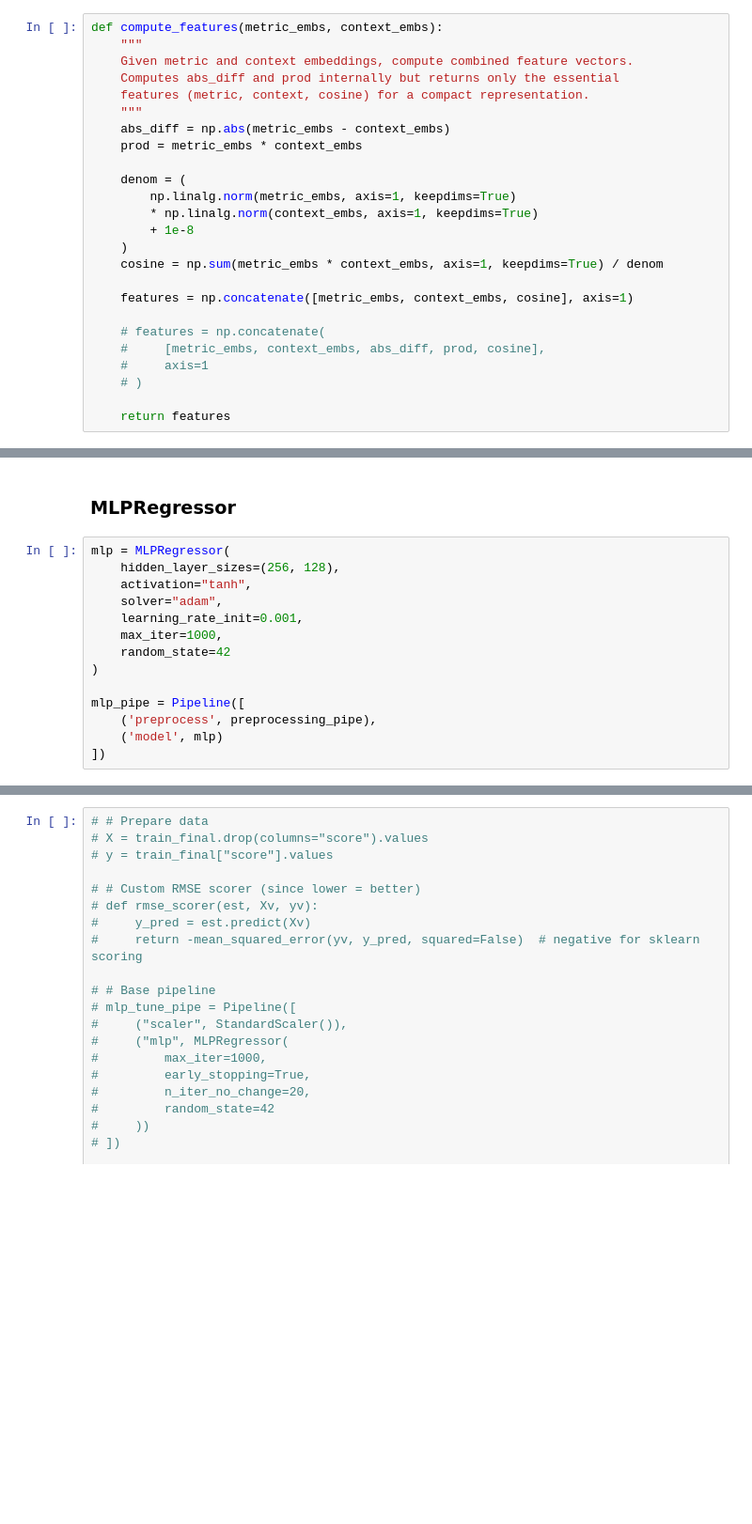
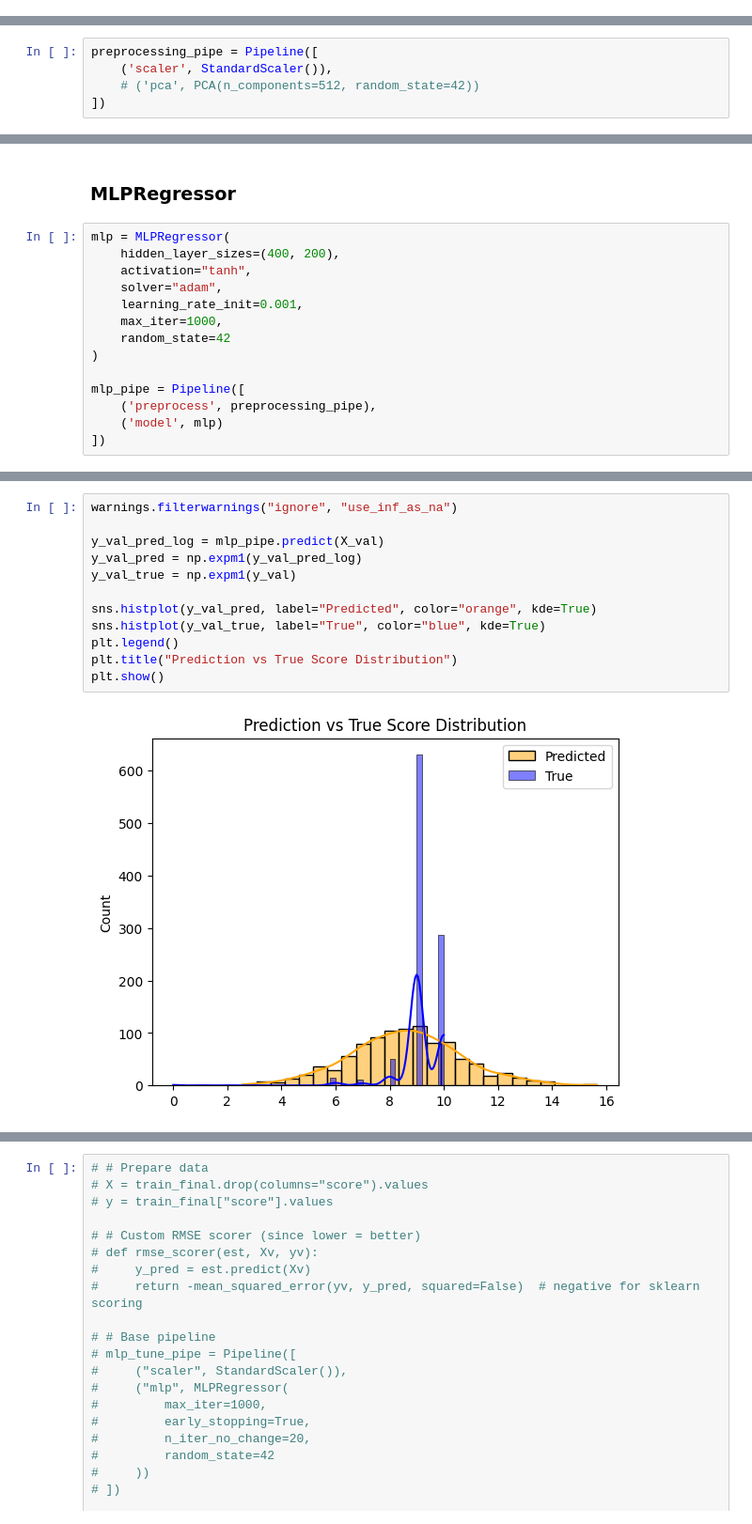
Before and after one commit to ShreehariA/IITM_DA_Lab_Data_Challenge, a Jupyter notebook: notebook.ipynb, the cells around one changed output, grey strips where cells are left out. Shown: that part at 94% size. Cells and saved outputs as stored; diff of their text form; blank space fills up the shorter version.

```diff
--- a/notebook.ipynb
+++ b/notebook.ipynb
@@ -354,28 +363,3 @@ def ensure_array(column, name="unknown"):
         print(f"Warning: irregular data in '{name}' — using slower fallback. Error: {e}")
         arr = np.array([np.array(x, dtype=np.float32) for x in column.values])
         return np.vstack(arr)
-# %%
-def compute_features(metric_embs, context_embs):
-    """
-    Given metric and context embeddings, compute combined feature vectors.
-    Computes abs_diff and prod internally but returns only the essential
-    features (metric, context, cosine) for a compact representation.
-    """
-    abs_diff = np.abs(metric_embs - context_embs)
-    prod = metric_embs * context_embs
-
-    denom = (
-        np.linalg.norm(metric_embs, axis=1, keepdims=True)
-        * np.linalg.norm(context_embs, axis=1, keepdims=True)
-        + 1e-8
-    )
-    cosine = np.sum(metric_embs * context_embs, axis=1, keepdims=True) / denom
-
-    features = np.concatenate([metric_embs, context_embs, cosine], axis=1)
-
-    # features = np.concatenate(
-    #     [metric_embs, context_embs, abs_diff, prod, cosine],
-    #     axis=1
-    # )
-
-    return features
@@ -472,10 +539,15 @@ preprocessing_pipe = ColumnTransformer(
+# %%
+preprocessing_pipe = Pipeline([
+    ('scaler', StandardScaler()),
+    # ('pca', PCA(n_components=512, random_state=42))
+])
 # %% [markdown]
 ## Modeling
 # %% [markdown]
 ### MLPRegressor
 # %%
 mlp = MLPRegressor(
-    hidden_layer_sizes=(256, 128),
+    hidden_layer_sizes=(400, 200),
     activation="tanh",
     solver="adam",
     learning_rate_init=0.001,
@@ -509,0 +584,14 @@ Pipeline(steps=[('preprocess',
+# %%
+warnings.filterwarnings("ignore", "use_inf_as_na")
+
+y_val_pred_log = mlp_pipe.predict(X_val)
+y_val_pred = np.expm1(y_val_pred_log)
+y_val_true = np.expm1(y_val)
+
+sns.histplot(y_val_pred, label="Predicted", color="orange", kde=True)
+sns.histplot(y_val_true, label="True", color="blue", kde=True)
+plt.legend()
+plt.title("Prediction vs True Score Distribution")
+plt.show()
+# %% [output]
+[figure, added]
```
Also changed, not shown: parts of 25 cells of this notebook.
